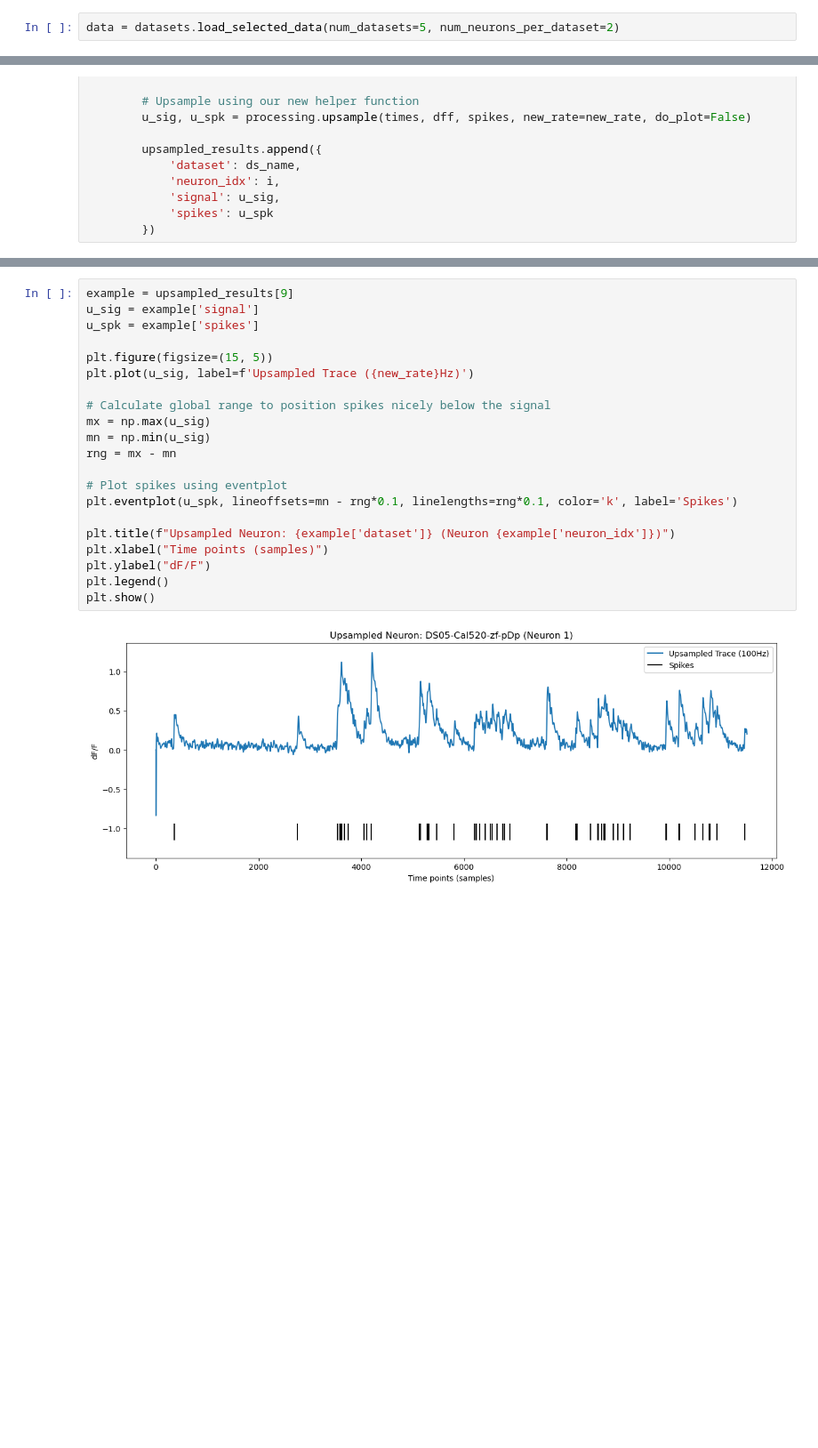
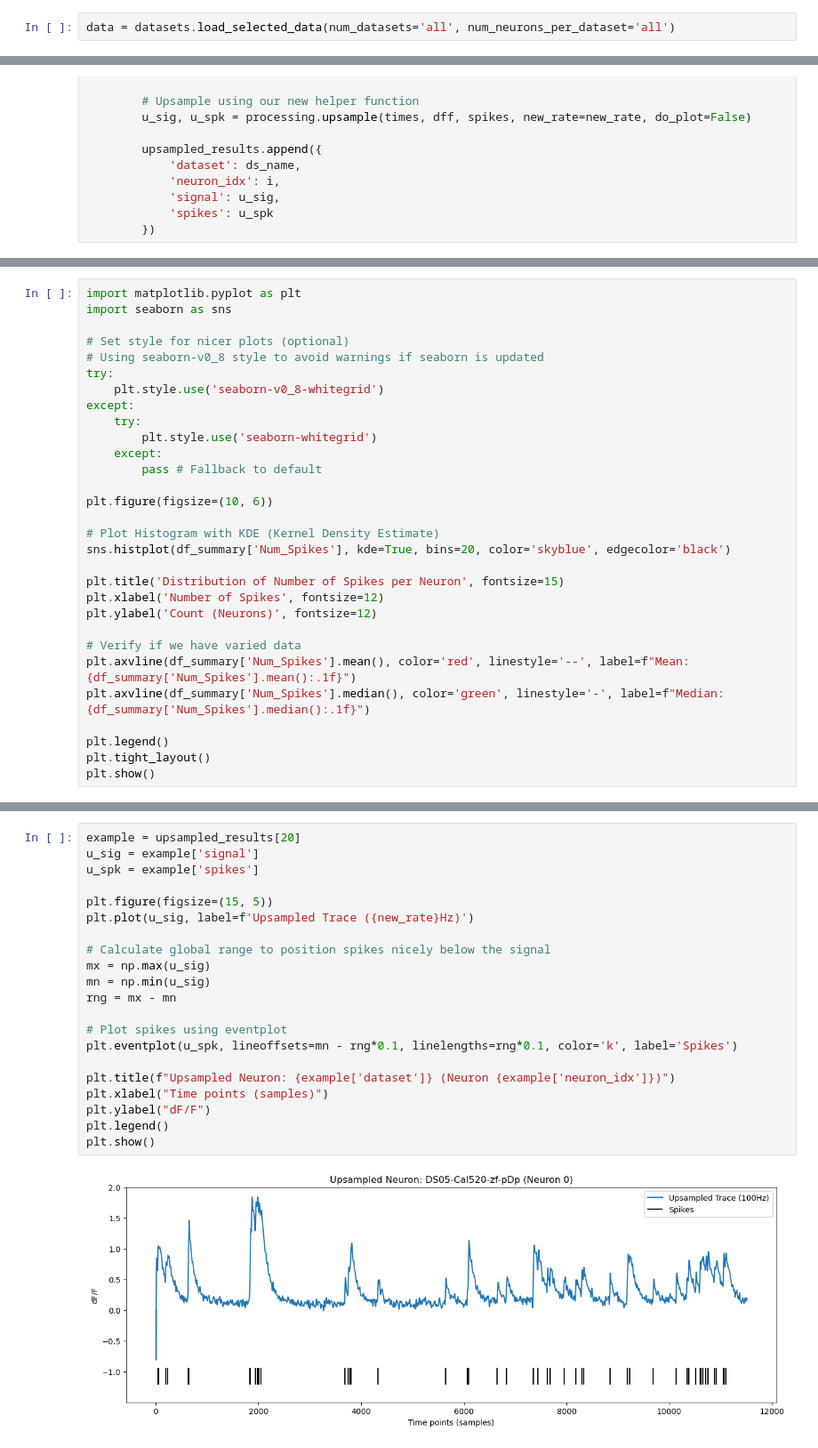
Before and after one commit to mjoudy/Cascade, a Jupyter notebook: nature_review_datasets.ipynb, the cells around one changed output, grey strips where cells are left out. Shown at 89% size. Saved outputs shown, nothing was run; the diff lists cells and outputs as text; blank space fills up the shorter version.

Commit message:
dataset overview.

```diff
--- a/nature_review_datasets.ipynb
+++ b/nature_review_datasets.ipynb
@@ -6,5 +6,5 @@ from spikes_proxy_funcs import datasets, processing, rate_analysis
 # %%
-data = datasets.load_selected_data(num_datasets=5, num_neurons_per_dataset=2)
+data = datasets.load_selected_data(num_datasets='all', num_neurons_per_dataset='all')
 # %%
 new_rate = 100 # Hz
 upsampled_results = []
@@ -26,0 +137,30 @@ for ds_name, recordings in data.items():
+# %%
+import matplotlib.pyplot as plt
+import seaborn as sns
+
+# Set style for nicer plots (optional)
+# Using seaborn-v0_8 style to avoid warnings if seaborn is updated
+try:
+    plt.style.use('seaborn-v0_8-whitegrid')
+except:
+    try:
+        plt.style.use('seaborn-whitegrid')
+    except:
+        pass # Fallback to default
+
+plt.figure(figsize=(10, 6))
+
+# Plot Histogram with KDE (Kernel Density Estimate)
+sns.histplot(df_summary['Num_Spikes'], kde=True, bins=20, color='skyblue', edgecolor='black')
+
+plt.title('Distribution of Number of Spikes per Neuron', fontsize=15)
+plt.xlabel('Number of Spikes', fontsize=12)
+plt.ylabel('Count (Neurons)', fontsize=12)
+
+# Verify if we have varied data
+plt.axvline(df_summary['Num_Spikes'].mean(), color='red', linestyle='--', label=f"Mean: {df_summary['Num_Spikes'].mean():.1f}")
+plt.axvline(df_summary['Num_Spikes'].median(), color='green', linestyle='-', label=f"Median: {df_summary['Num_Spikes'].median():.1f}")
+
+plt.legend()
+plt.tight_layout()
+plt.show()
@@ -27,23 +169,23 @@ for ds_name, recordings in data.items():
 # %%
-example = upsampled_results[9]
+example = upsampled_results[20]
 u_sig = example['signal']
 u_spk = example['spikes']
 
 plt.figure(figsize=(15, 5))
 plt.plot(u_sig, label=f'Upsampled Trace ({new_rate}Hz)')
 
 # Calculate global range to position spikes nicely below the signal
 mx = np.max(u_sig)
 mn = np.min(u_sig)
 rng = mx - mn
 
 # Plot spikes using eventplot
 plt.eventplot(u_spk, lineoffsets=mn - rng*0.1, linelengths=rng*0.1, color='k', label='Spikes')
 
 plt.title(f"Upsampled Neuron: {example['dataset']} (Neuron {example['neuron_idx']})")
 plt.xlabel("Time points (samples)")
 plt.ylabel("dF/F")
 plt.legend()
 plt.show()
 # %% [output]
-[figure, old version]
+[figure, new version]
```
Also changed, not shown: parts of 5 cells of this notebook, 7 other files.
